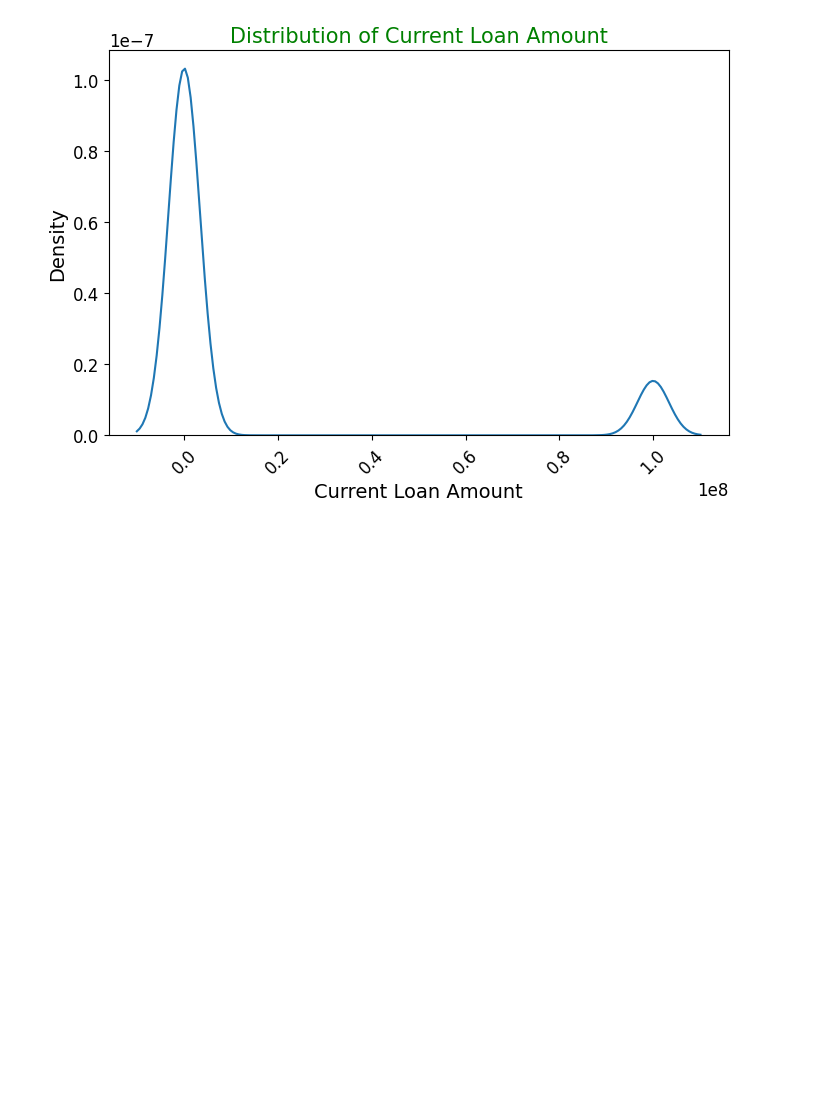
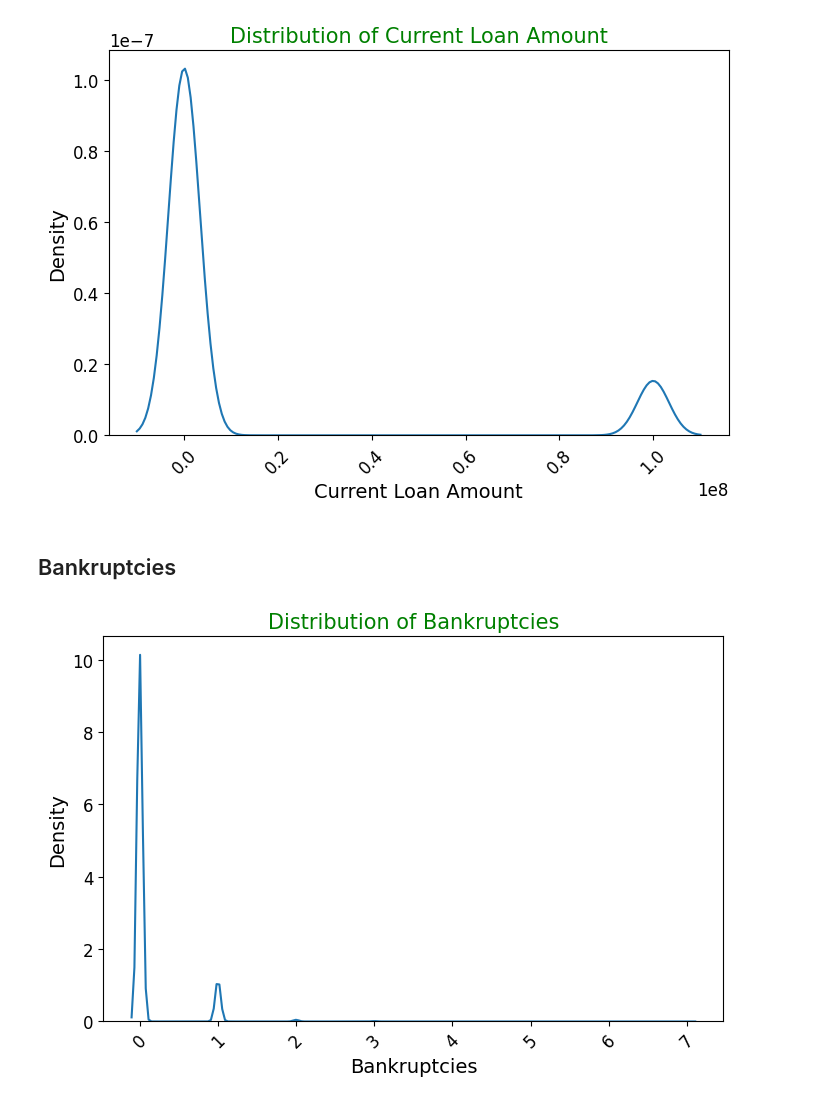
Before and after one commit to M-S-ALAM/Loan-Eligibility-Prediction, a Jupyter notebook: Untitled.ipynb, the cells around one changed output. Cells and saved outputs as stored; diff of their text form; code cells hidden in the pictures; blank space fills up the shorter version.

```diff
--- a/Untitled.ipynb
+++ b/Untitled.ipynb
@@ -143,3 +163,13 @@ plt.xticks(rotation=45)
 plt.show()
 # %% [output]
 [figure]
+# %% [markdown]
+## Bankruptcies
+# %%
+plt.figure(figsize=(8,5))
+sns.kdeplot(data['Bankruptcies'])
+plt.title("Distribution of Bankruptcies",size=15)
+plt.xticks(rotation=45)
+plt.show()
+# %% [output]
+[figure, added]
```
Also changed, not shown: parts of 20 cells of this notebook, 2 other files.
